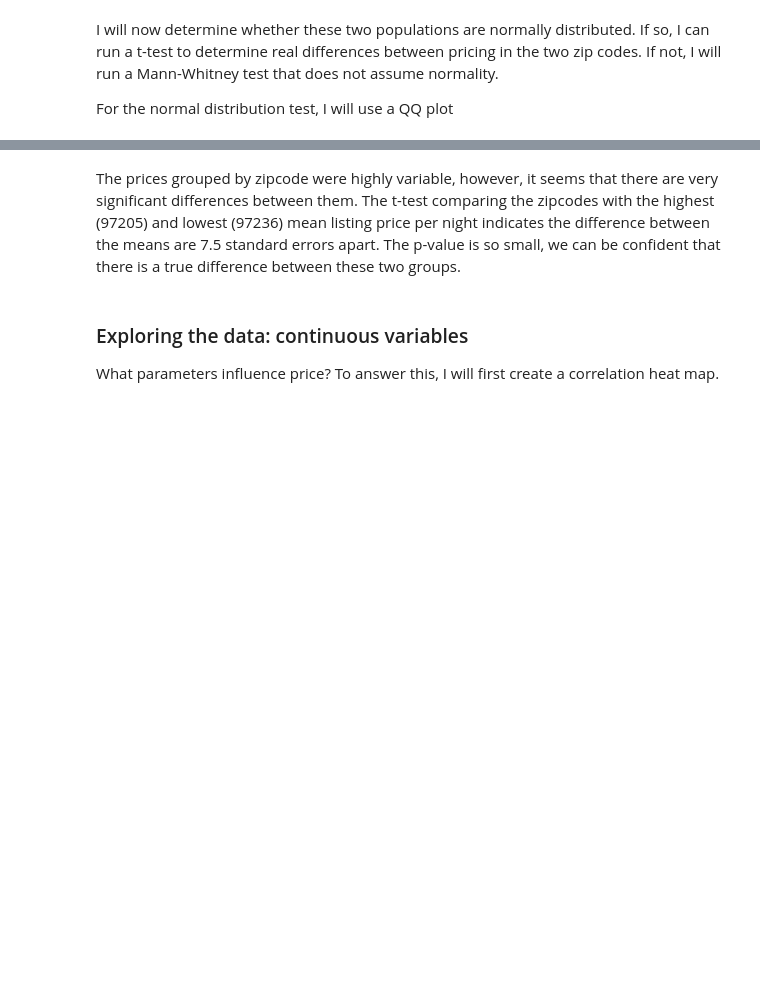
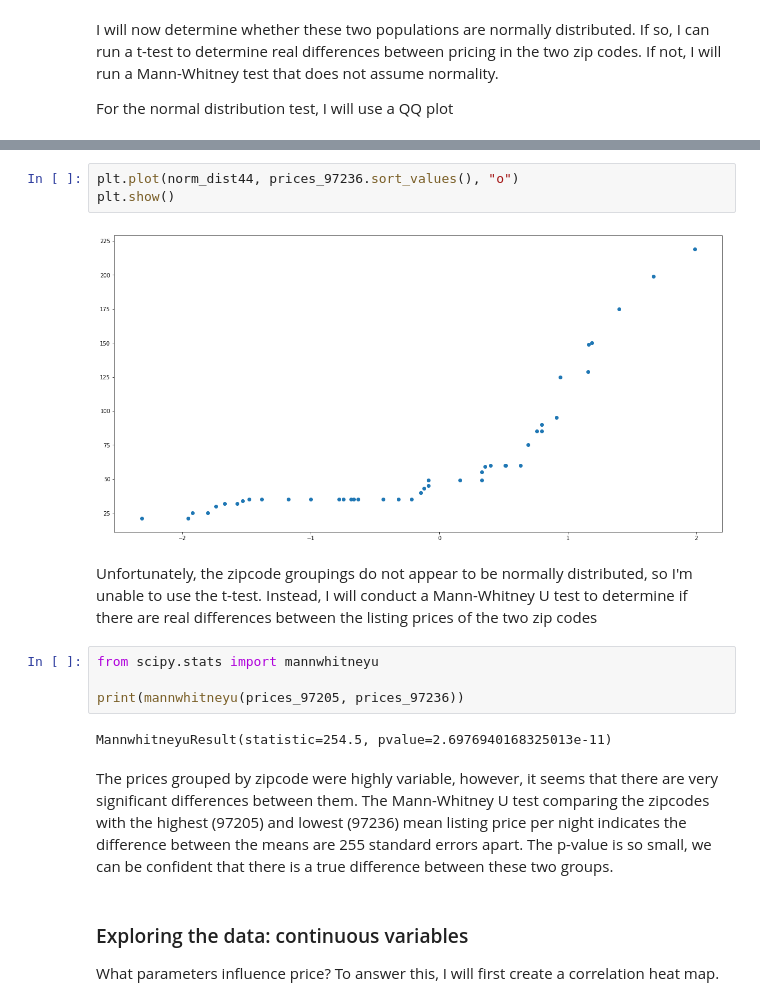
Before and after one commit to mahmoudheshmat/learn-datascience, a Jupyter notebook: Fundamentals/4.2.2 Analytic Report and Research Proposal - airbnb.ipynb, the cells around one changed output, grey strips where cells are left out. Saved outputs shown, nothing was run; the diff lists cells and outputs as text; blank space fills up the shorter version.

```diff
--- a/Fundamentals/4.2.2 Analytic Report and Research Proposal - airbnb.ipynb
+++ b/Fundamentals/4.2.2 Analytic Report and Research Proposal - airbnb.ipynb
@@ -325,5 +331,18 @@ print(ttest_ind(prices_97205, prices_97236, equal_var=False))
+# %%
+plt.plot(norm_dist44, prices_97236.sort_values(), "o")
+plt.show()
+# %% [output]
+[figure, added]
+# %% [markdown]
+Unfortunately, the zipcode groupings do not appear to be normally distributed, so I'm unable to use the t-test. Instead, I will conduct a Mann-Whitney U test to determine if there are real differences between the listing prices of the two zip codes
+# %%
+from scipy.stats import mannwhitneyu
+
+print(mannwhitneyu(prices_97205, prices_97236))
+# %% [output]
+MannwhitneyuResult(statistic=254.5, pvalue=2.6976940168325013e-11)
 # %% [markdown]
-The prices grouped by zipcode were highly variable, however, it seems that there are very significant differences between them. The t-test comparing the zipcodes with the highest (97205) and lowest (97236) mean listing price per night indicates the difference between the means are 7.5 standard errors apart. The p-value is so small, we can be confident that there is a true difference between these two groups.
+The prices grouped by zipcode were highly variable, however, it seems that there are very significant differences between them. The Mann-Whitney U test comparing the zipcodes with the highest (97205) and lowest (97236) mean listing price per night indicates the difference between the means are 255 standard errors apart. The p-value is so small, we can be confident that there is a true difference between these two groups.
 # %% [markdown]
 ### Exploring the data: continuous variables
 What parameters influence price? To answer this, I will first create a correlation heat map.
```
Also changed, not shown: parts of 31 cells of this notebook.
